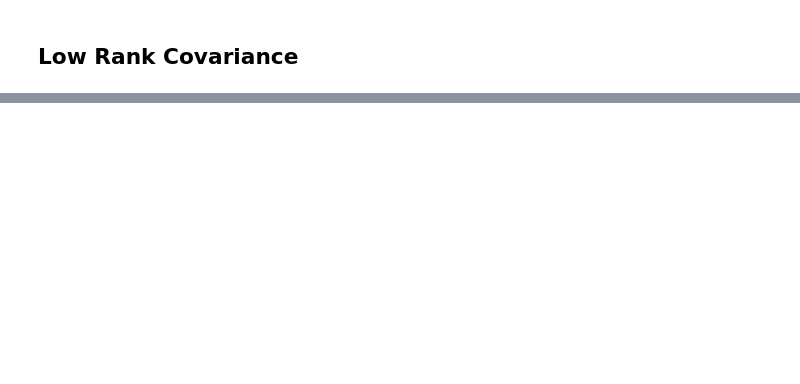
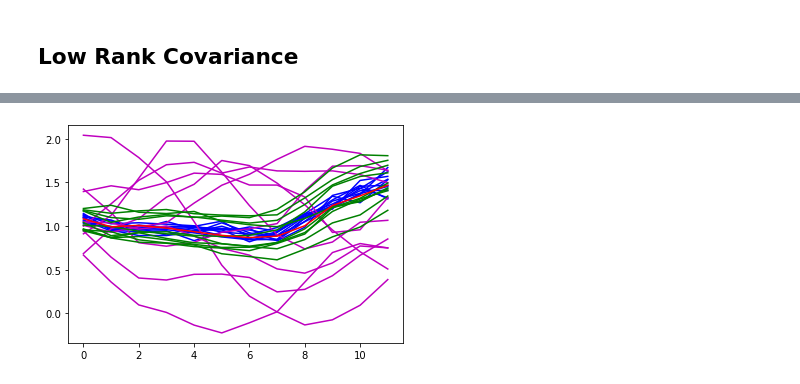
Before and after one commit to sisl/JointDemandForecasting, a Jupyter notebook: sandbox/arec/prob_nn/GaussianNN.ipynb, the cells around one changed output, grey strips where cells are left out. Drawn from its saved outputs; the diff is of its cells as text; code cells hidden in the pictures; blank space fills up the shorter version.

```diff
--- a/sandbox/arec/prob_nn/GaussianNN.ipynb
+++ b/sandbox/arec/prob_nn/GaussianNN.ipynb
@@ -221,0 +261,9 @@ torch.Size([200, 872, 12])
+# %%
+i=100
+plt.plot(range(fut_dims), samples1[:,i,:].T,'b')
+plt.plot(range(fut_dims), samples2[:,i,:].T,'m')
+plt.plot(range(fut_dims), samples3[:,i,:].T,'g')
+plt.plot(range(fut_dims), Y_test[i,:,0], 'r')
+plt.show()
+# %% [output]
+[figure, added]
```
Also changed, not shown: parts of 32 cells of this notebook, 2 other files.
